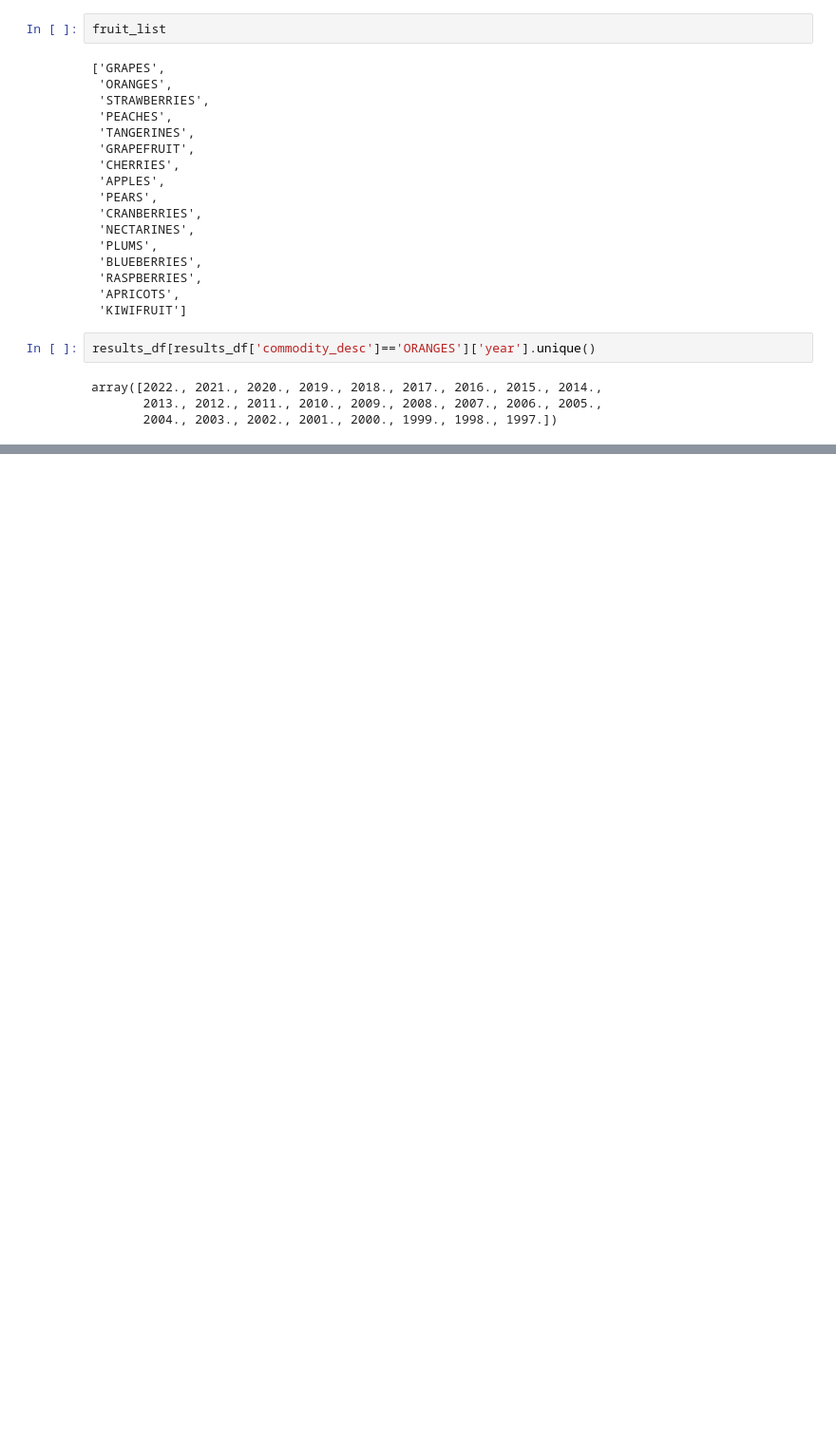
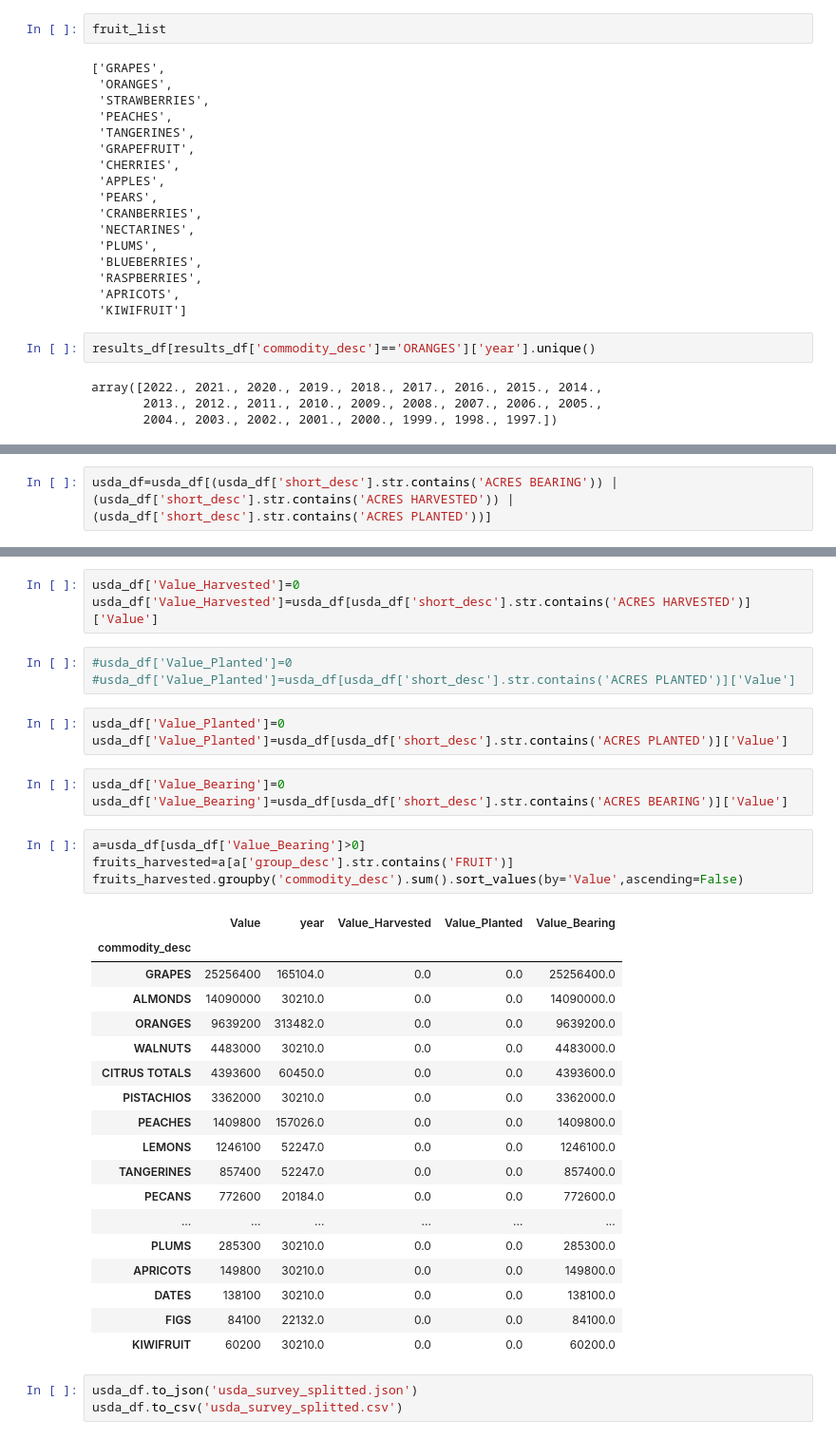
Before and after one commit to DunieCarrasco/Project-3, a Jupyter notebook: usdaPy.ipynb, the cells around one changed output, grey strips where cells are left out. Shown at 95% size. Saved outputs shown, nothing was run; the diff lists cells and outputs as text; blank space fills up the shorter version.

```diff
--- a/usdaPy.ipynb
+++ b/usdaPy.ipynb
@@ -537,0 +823,2 @@ array([2022., 2021., 2020., 2019., 2018., 2017., 2016., 2015., 2014.,
+# %%
+usda_df=usda_df[(usda_df['short_desc'].str.contains('ACRES BEARING')) | (usda_df['short_desc'].str.contains('ACRES HARVESTED')) | (usda_df['short_desc'].str.contains('ACRES PLANTED'))]
@@ -537,0 +838,38 @@ array([2022., 2021., 2020., 2019., 2018., 2017., 2016., 2015., 2014.,
+# %%
+usda_df['Value_Harvested']=0
+usda_df['Value_Harvested']=usda_df[usda_df['short_desc'].str.contains('ACRES HARVESTED')]['Value']
+# %%
+#usda_df['Value_Planted']=0
+#usda_df['Value_Planted']=usda_df[usda_df['short_desc'].str.contains('ACRES PLANTED')]['Value']
+# %%
+usda_df['Value_Planted']=0
+usda_df['Value_Planted']=usda_df[usda_df['short_desc'].str.contains('ACRES PLANTED')]['Value']
+# %%
+usda_df['Value_Bearing']=0
+usda_df['Value_Bearing']=usda_df[usda_df['short_desc'].str.contains('ACRES BEARING')]['Value']
+# %%
+a=usda_df[usda_df['Value_Bearing']>0]
+fruits_harvested=a[a['group_desc'].str.contains('FRUIT')]
+fruits_harvested.groupby('commodity_desc').sum().sort_values(by='Value',ascending=False)
+# %% [output]
+|  | Value | year | Value_Harvested | Value_Planted | Value_Bearing |
+| commodity_desc |  |  |  |  |  |
+| GRAPES | 25256400 | 165104.0 | 0.0 | 0.0 | 25256400.0 |
+| ALMONDS | 14090000 | 30210.0 | 0.0 | 0.0 | 14090000.0 |
+| ORANGES | 9639200 | 313482.0 | 0.0 | 0.0 | 9639200.0 |
+| WALNUTS | 4483000 | 30210.0 | 0.0 | 0.0 | 4483000.0 |
+| CITRUS TOTALS | 4393600 | 60450.0 | 0.0 | 0.0 | 4393600.0 |
+| PISTACHIOS | 3362000 | 30210.0 | 0.0 | 0.0 | 3362000.0 |
+| PEACHES | 1409800 | 157026.0 | 0.0 | 0.0 | 1409800.0 |
+| LEMONS | 1246100 | 52247.0 | 0.0 | 0.0 | 1246100.0 |
+| TANGERINES | 857400 | 52247.0 | 0.0 | 0.0 | 857400.0 |
+| PECANS | 772600 | 20184.0 | 0.0 | 0.0 | 772600.0 |
+| ... | ... | ... | ... | ... | ... |
+| PLUMS | 285300 | 30210.0 | 0.0 | 0.0 | 285300.0 |
+| APRICOTS | 149800 | 30210.0 | 0.0 | 0.0 | 149800.0 |
+| DATES | 138100 | 30210.0 | 0.0 | 0.0 | 138100.0 |
+| FIGS | 84100 | 22132.0 | 0.0 | 0.0 | 84100.0 |
+| KIWIFRUIT | 60200 | 30210.0 | 0.0 | 0.0 | 60200.0 |
+# %%
+usda_df.to_json('usda_survey_splitted.json')
+usda_df.to_csv('usda_survey_splitted.csv')
```
Also changed, not shown: parts of 33 cells of this notebook, 6 other files.
